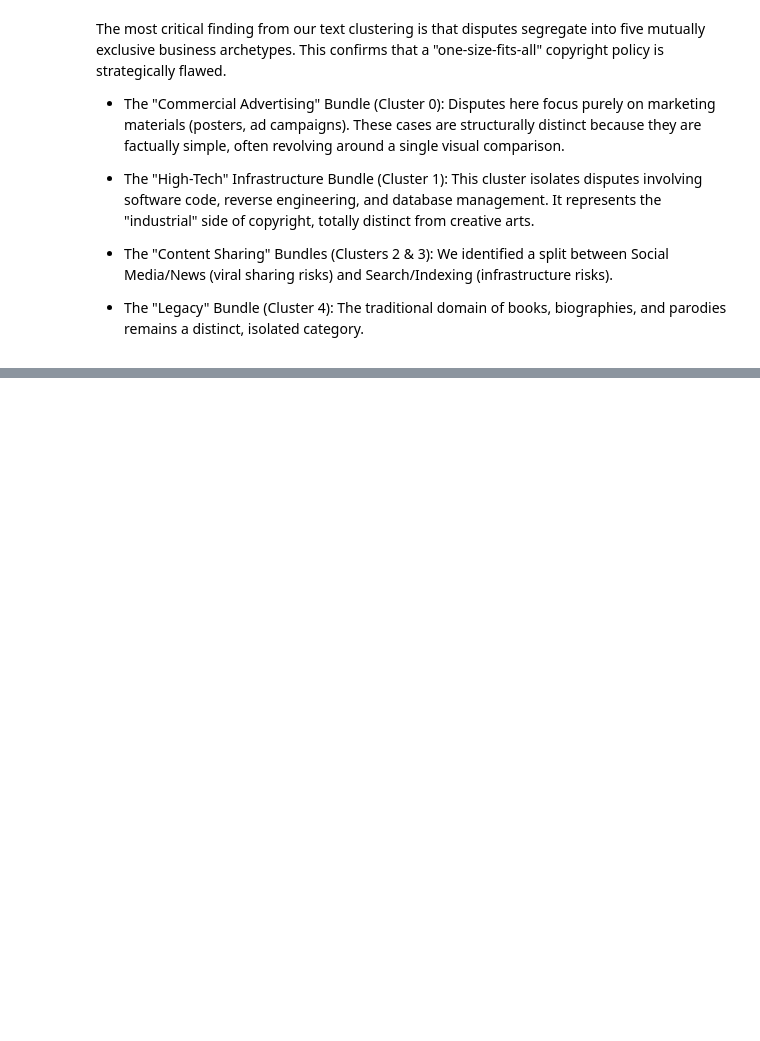
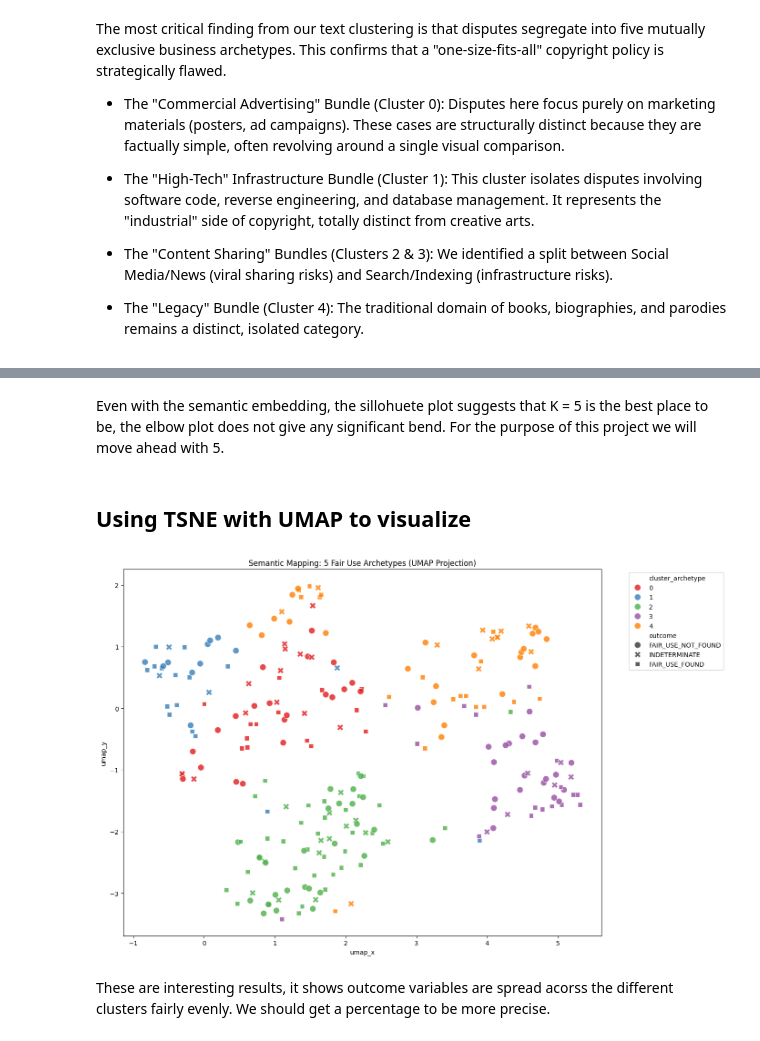
Before and after one commit to mqanaq/BA820-B1-Team13, a Jupyter notebook: Danish_Azmi/M4_Danish_Kamal_Azmi.ipynb, the cells around one changed output, grey strips where cells are left out. Saved outputs shown, nothing was run; the diff lists cells and outputs as text; code cells hidden in the pictures; blank space fills up the shorter version.

```diff
--- a/Danish_Azmi/M4_Danish_Kamal_Azmi.ipynb
+++ b/Danish_Azmi/M4_Danish_Kamal_Azmi.ipynb
@@ -311,0 +455,36 @@ The most critical finding from our text clustering is that disputes segregate in
+# %% [markdown]
+Even with the semantic embedding, the sillohuete plot suggests that K = 5 is the best place to be, the elbow plot does not give any significant bend. For the purpose of this project we will move ahead with 5.
+# %% [markdown]
+## Using TSNE with UMAP to visualize
+# %%
+optimal_k = 5
+final_kmeans = KMeans(n_clusters=optimal_k, random_state=42, n_init=10)
+
+# Assign the cluster label to each legal case in your original dataframe
+fair_use_findings['cluster_archetype'] = final_kmeans.fit_predict(embeddings_reduced)
+
+umap_reducer = umap.UMAP(n_neighbors=15, min_dist=0.1, n_components=2, random_state=42)
+embeddings_2d_umap = umap_reducer.fit_transform(embeddings_reduced)
+
+# Add coordinates to your dataframe
+fair_use_findings['umap_x'] = embeddings_2d_umap[:, 0]
+fair_use_findings['umap_y'] = embeddings_2d_umap[:, 1]
+
+# 2. Plot the Archetypes vs. Legal Outcomes
+plt.figure(figsize=(14, 9))
+sns.scatterplot(
+    x='umap_x', y='umap_y',
+    hue='cluster_archetype',
+    style='outcome', # Overlays FAIR_USE_FOUND vs FAIR_USE_NOT_FOUND
+    palette='Set1',
+    data=fair_use_findings,
+    s=100, alpha=0.8
+)
+plt.title("Semantic Mapping: 5 Fair Use Archetypes (UMAP Projection)")
+plt.legend(bbox_to_anchor=(1.05, 1), loc='upper left')
+plt.tight_layout()
+plt.show()
+# %% [output]
+[figure, added]
+# %% [markdown]
+These are interesting results, it shows outcome variables are spread acorss the different clusters fairly evenly. We should get a percentage to be more precise.
```
Also changed, not shown: parts of 25 cells of this notebook.
